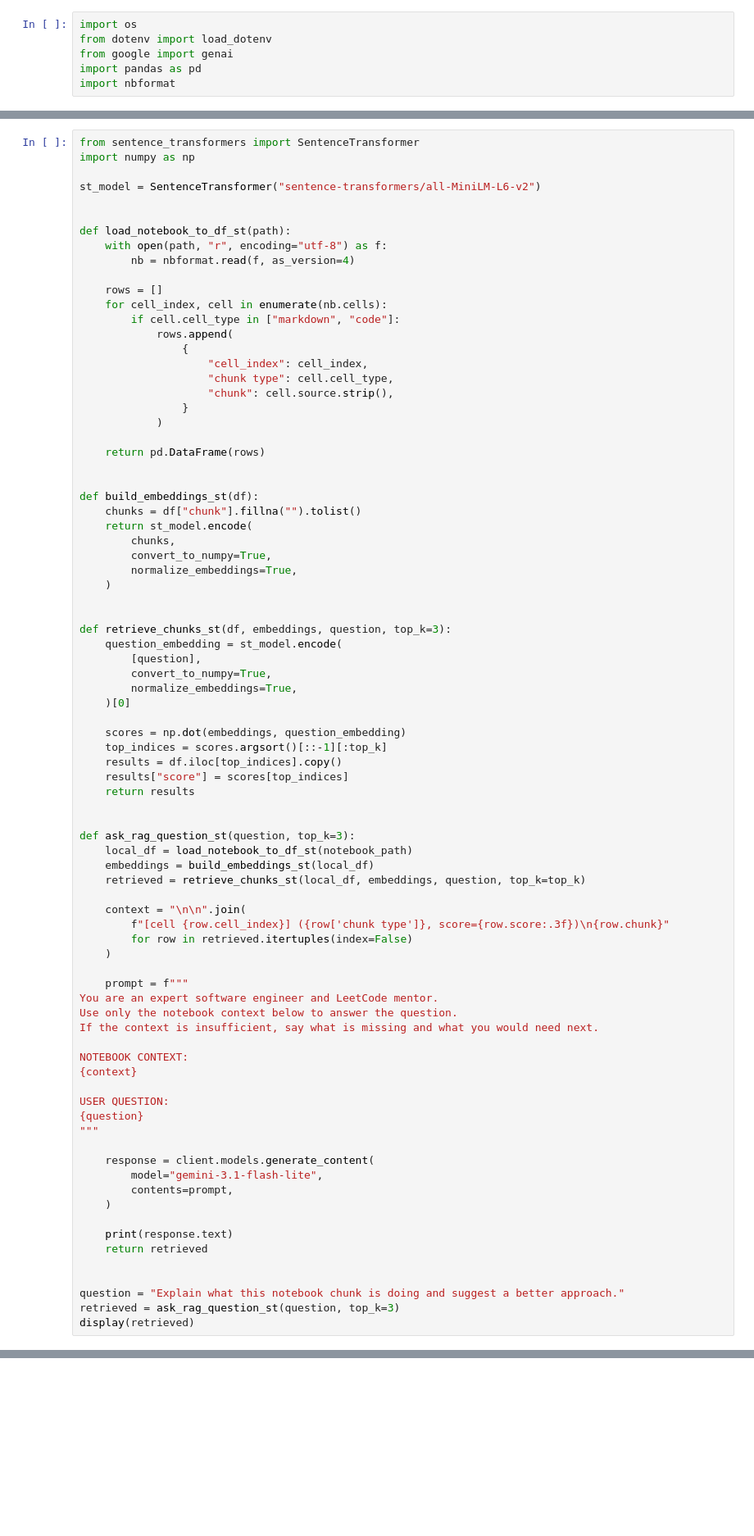
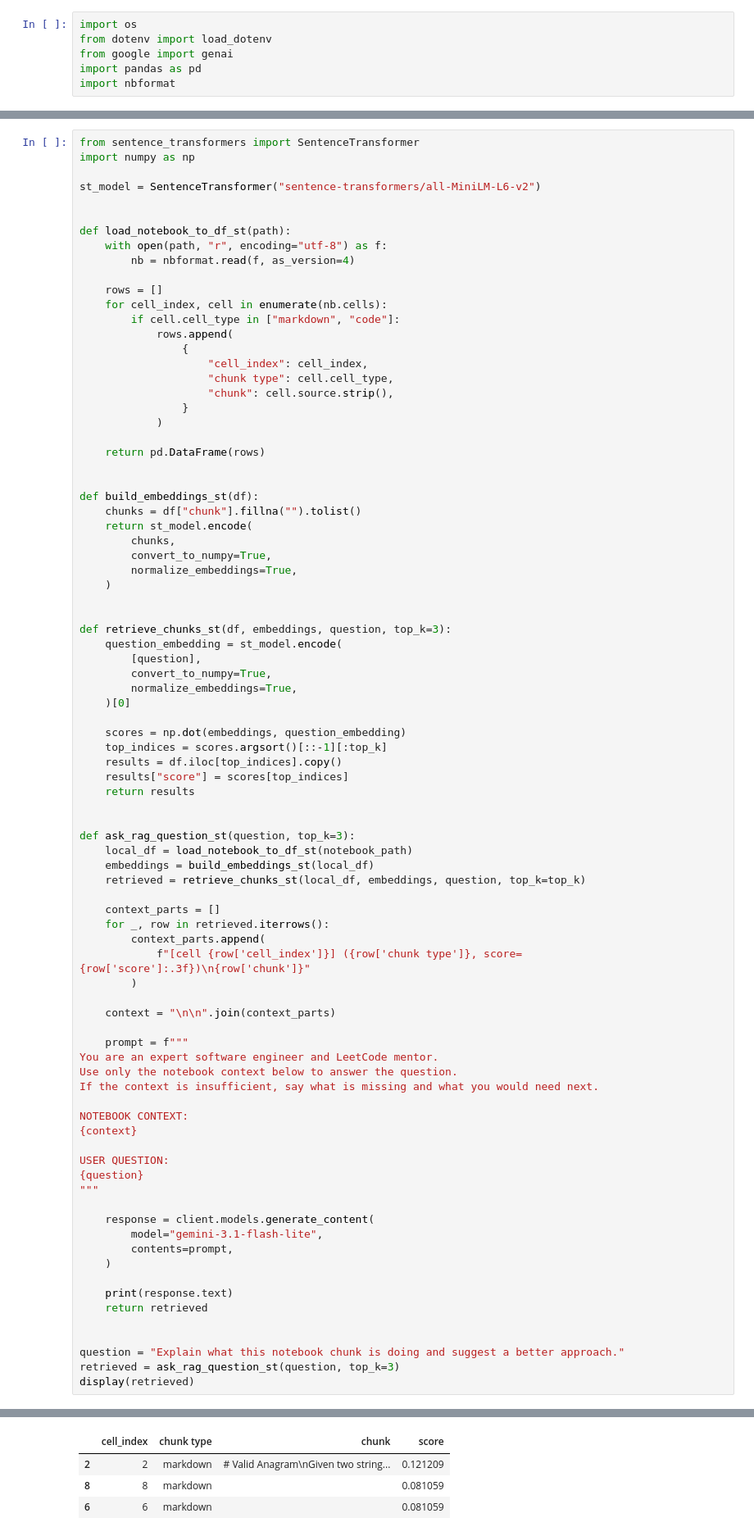
Before and after one commit to AhmadWali04/JupyterNoteGraph, a Jupyter notebook: testing.ipynb, the cells around one changed output, grey strips where cells are left out. Shown at 82% size. Drawn from its saved outputs; the diff is of its cells as text; blank space fills up the shorter version.

```diff
--- a/testing.ipynb
+++ b/testing.ipynb
@@ -155,10 +157,13 @@ def ask_rag_question_st(question, top_k=3):
     embeddings = build_embeddings_st(local_df)
     retrieved = retrieve_chunks_st(local_df, embeddings, question, top_k=top_k)
 
-    context = "\n\n".join(
-        f"[cell {row.cell_index}] ({row['chunk type']}, score={row.score:.3f})\n{row.chunk}"
-        for row in retrieved.itertuples(index=False)
-    )
+    context_parts = []
+    for _, row in retrieved.iterrows():
+        context_parts.append(
+            f"[cell {row['cell_index']}] ({row['chunk type']}, score={row['score']:.3f})\n{row['chunk']}"
+        )
+
+    context = "\n\n".join(context_parts)
 
     prompt = f"""
 You are an expert software engineer and LeetCode mentor.
@@ -190,0 +210,4 @@ TypeError: tuple indices must be integers or slices, not str
+|  | cell_index | chunk type | chunk | score |
+| 2 | 2 | markdown | # Valid Anagram\nGiven two string... | 0.121209 |
+| 8 | 8 | markdown |  | 0.081059 |
+| 6 | 6 | markdown |  | 0.081059 |
```
Also changed, not shown: parts of 11 cells of this notebook, 3 other files.
